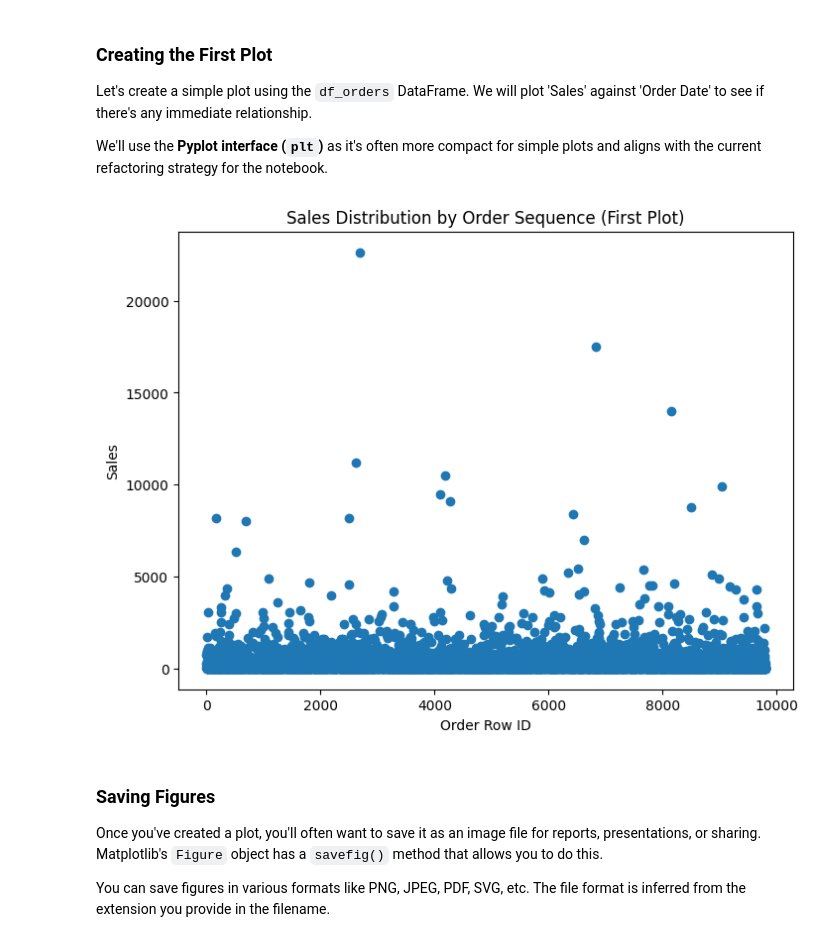
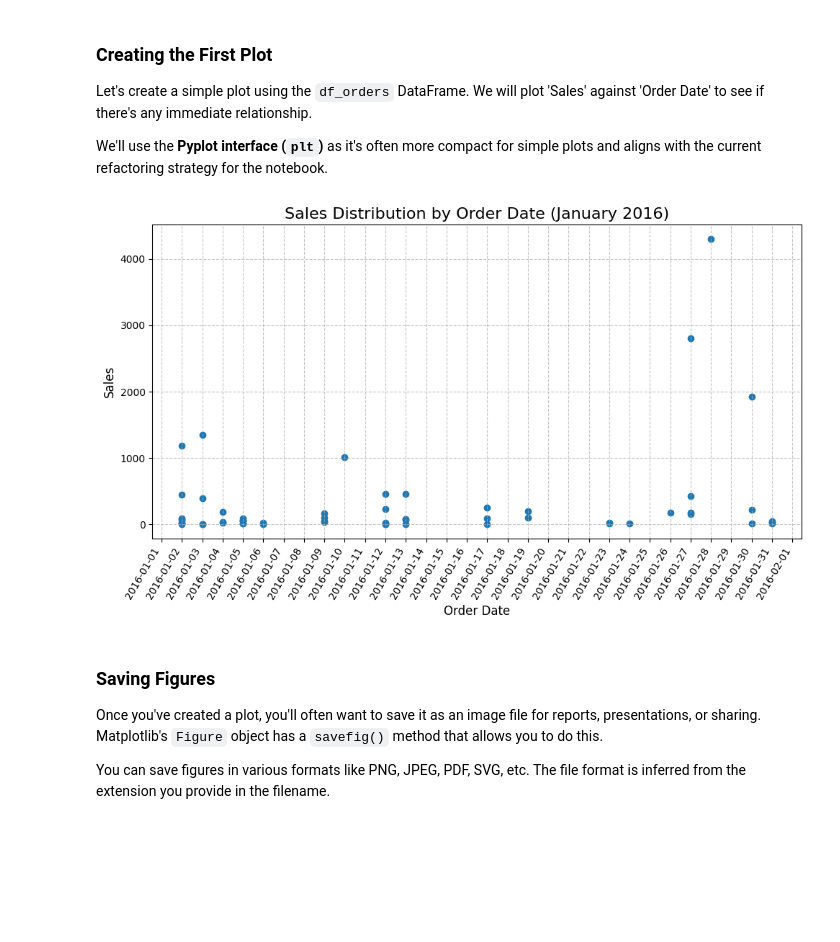
Before and after one commit to Mohamad-Selawy/Python, a Jupyter notebook: Data Analysis/Level 3/Part_1_Fundamentals_and_Matplotlib_Basics.ipynb, the cells around one changed output. Saved outputs shown, nothing was run; the diff lists cells and outputs as text; code cells hidden in the pictures; blank space fills up the shorter version.

```diff
--- a/Data Analysis/Level 3/Part_1_Fundamentals_and_Matplotlib_Basics.ipynb
+++ b/Data Analysis/Level 3/Part_1_Fundamentals_and_Matplotlib_Basics.ipynb
@@ -246,29 +255,52 @@ Let's create a simple plot using the `df_orders` DataFrame. We will plot 'Sales'
 
 We'll use the **Pyplot interface (`plt`)** as it's often more compact for simple plots and aligns with the current refactoring strategy for the notebook.
 # %%
+import matplotlib.ticker as mticker
 # Create a simple plot using the pyplot interface
-
 # We use plt.figure() to explicitly create a figure and specify its size.
 # Then, we directly call plotting functions on plt.
-plt.figure(figsize=(8, 6))
+plt.figure(figsize=(10, 6)) # Increased figure width for better date visibility
+
+# Filter df_orders for sales in 2015
+df_orders_2016 = df_orders[df_orders['Order Date'].between('2016-01-01','2016-01-31')]
 
 # Plotting data directly using plt.scatter()
-# 'df_orders['Row ID']' is assigned to the x-axis, 'Sales' to the y-axis.
-plt.scatter(x=df_orders['Row ID'], y=df_orders['Sales'])
+# 'df_orders['Order Date']' is assigned to the x-axis, 'Sales' to the y-axis.
+plt.scatter(x=df_orders_2016['Order Date'], y=df_orders_2016['Sales'])
 
 # Setting the title of the plot directly using plt.title()
-plt.title('Sales Distribution by Order Sequence (First Plot)')
+plt.title('Sales Distribution by Order Date (January 2016)', fontsize=16)
 
 # Setting the label for the x-axis using plt.xlabel()
-plt.xlabel('Order Row ID')
+plt.xlabel('Order Date', fontsize=12)
 
 # Setting the label for the y-axis using plt.ylabel()
-plt.ylabel('Sales')
+plt.ylabel('Sales', fontsize=12)
+
+# Add grid for better readability
+plt.grid(True, linestyle='--', alpha=0.7)
+
+# --- Customize x-axis to display every day ---
+import matplotlib.dates as mdates # Import the dates module from Matplotlib
+# Get the current Axes object to modify its properties
+plt.gca().xaxis.set_major_locator(mdates.DayLocator()) # Set major ticks for every day
+plt.gca().xaxis.set_major_formatter(mdates.DateFormatter('%Y-%m-%d')) # Format the major tick labels as Year-Month-Day
+
+# --- Customize y-axis using a locator ---
+# Get the current Axes object for the y-axis
+plt.gca().yaxis.set_major_locator(mticker.MaxNLocator(5)) # Set a maximum of 5 major ticks on the y-axis
+
+# Rotate x-axis labels for better readability
+plt.xticks(rotation=60, ha='right', fontsize = 10)
+
+# Automatically adjusts spacing so that labels, titles, and ticks fit within the figure without being cut off.
+# Without it, long rotated date labels might extend beyond the edge of the figure.
+plt.tight_layout()
 
 # Display the plot
 plt.show()
 # %% [output]
-[figure, old version]
+[figure, new version]
 # %% [markdown]
 ### Saving Figures
 
```
Also changed, not shown: parts of 11 cells of this notebook.
